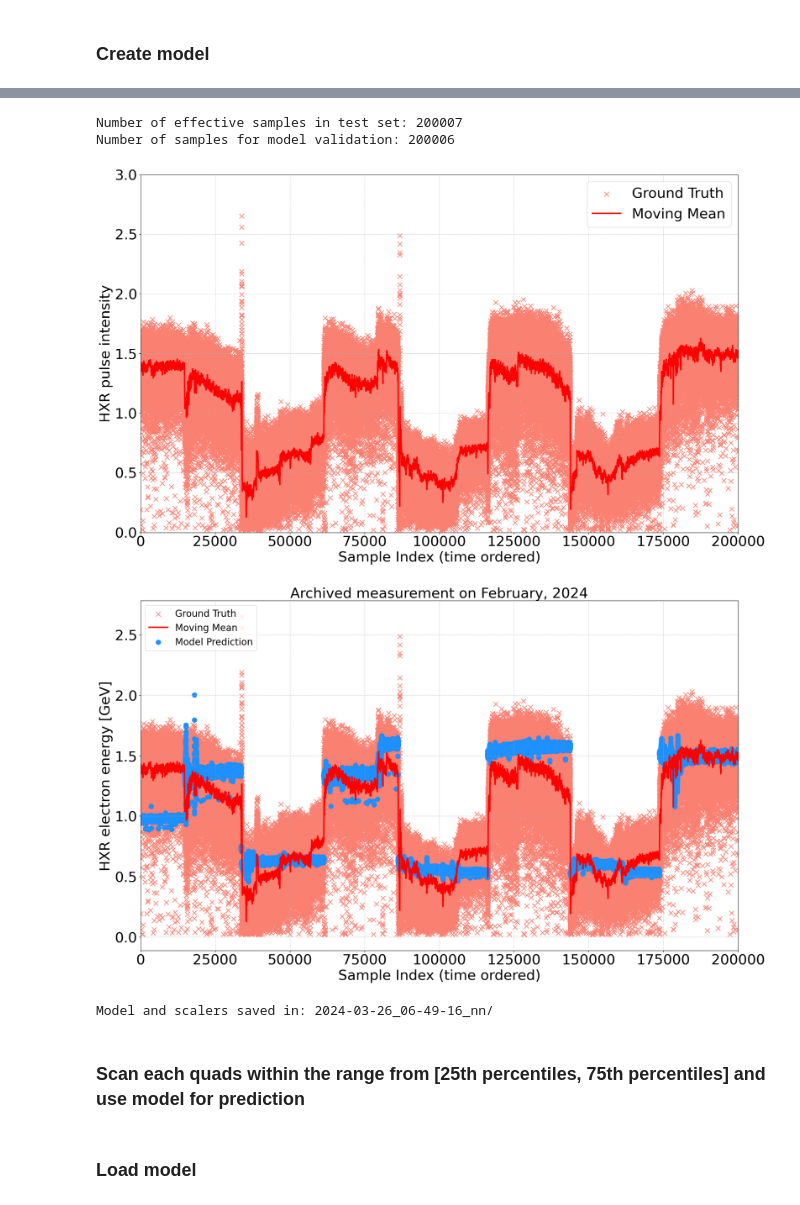
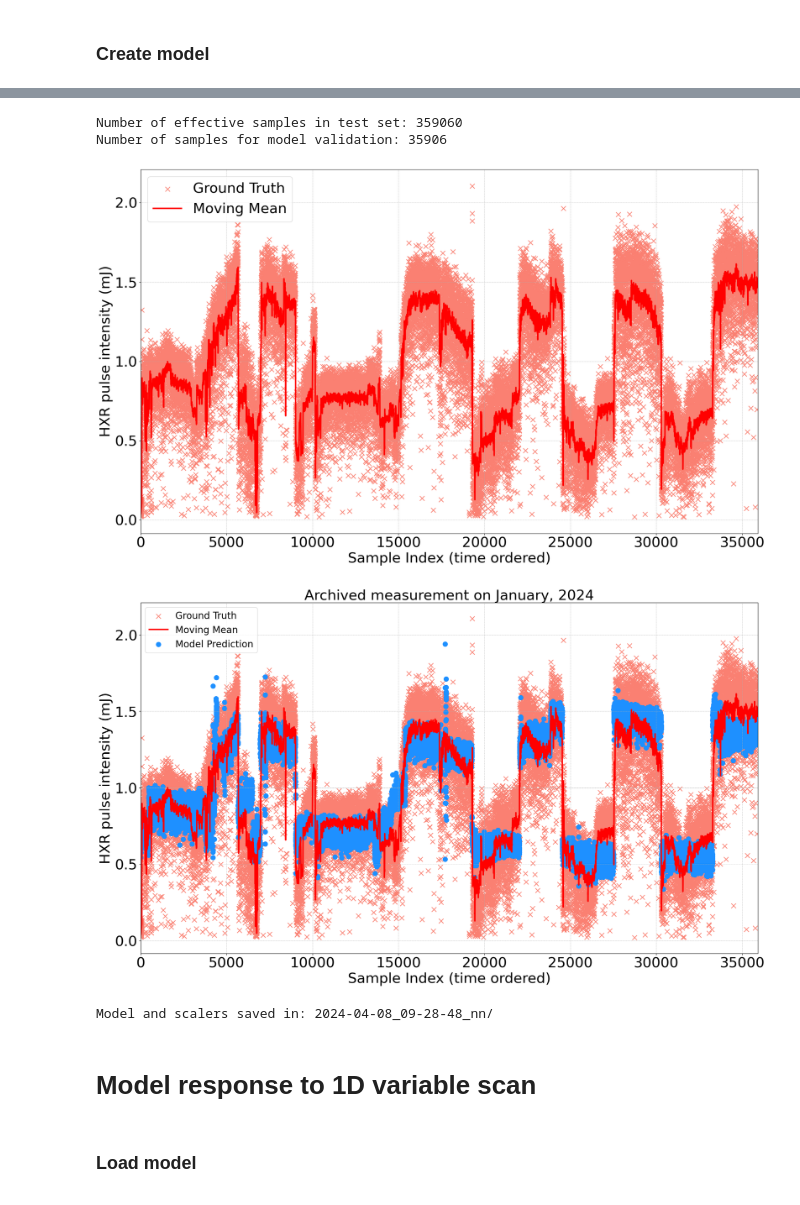
Before and after one commit to zihan-zh/LCLS_FEL_modeling, a Jupyter notebook: NN_models.ipynb, the cells around one changed output, grey strips where cells are left out. Drawn from its saved outputs; the diff is of its cells as text; code cells hidden in the pictures.

```diff
--- a/NN_models.ipynb
+++ b/NN_models.ipynb
@@ -121,7 +139,7 @@ final_columns = quads_all_bctrl + ['hxr_pulse_intensity'] + beam_status
 
 input_cols = quads_inj_bact + quads_linac_bact + quads_ltuh_bact + RF_ampls + RF_phases + beam_status[:2] + [beam_status[4]]
 # input_cols = quads_inj_bctrl + quads_linac_bctrl + quads_ltuh_bctrl + beam_status
-output_cols = ['hxr_pulse_intensity', 'HXR electron energy [GeV]', 'Bunch length at BC1', 'Bunch length at BC2']
+output_cols = ['hxr_pulse_intensity']
 input_size =len(input_cols)
 output_size = len(output_cols)
 
@@ -242,7 +269,7 @@ test_df[output_cols] = output_scaler.transform(torch.tensor(test_df[output_cols]
 train_dataset = MyDataset(train_df, input_cols, output_cols)
 test_dataset = MyDataset(test_df, input_cols, output_cols)
 
-batch_size = 512
+batch_size = 516
 
 train_loader = DataLoader(train_dataset, batch_size=batch_size, shuffle=True)
 test_loader = DataLoader(test_dataset, batch_size=batch_size, shuffle=False)
@@ -365,7 +392,7 @@ def create_model(version: int = 0):
 model_version = 5
 model = create_model(model_version)
 # %%
-lr = 1e-5
+lr = 5e-6
 weight_decay = 1e-6
 n_epochs = 100
 criterion = nn.MSELoss()
@@ -504,13 +525,13 @@ Test Loss: 0.0047
 # %%
 file_dir = '/sdf/data/ad/ard/u/zihanzhu/ml/lcls_fel_tuning/dataset/'
-# pickle_files = 'hxr_archiver_Mar_latest.pkl'
-# new_test_df = pd.read_pickle(file_dir+pickle_files).reset_index(drop=True)
-# new_test_df = dataset_filter(new_test_df)[:]
-new_test_df = valid_df
+pickle_files = 'hxr_archiver_Jan_latest.pkl'
+new_test_df = pd.read_pickle(file_dir+pickle_files).reset_index(drop=True)
+new_test_df = dataset_filter(new_test_df)[:]
+# new_test_df = valid_df
 print('Number of effective samples in test set:', new_test_df.shape[0])
 
 # input_cols_bctrl = quads_inj_bctrl + quads_linac_bctrl + quads_ltuh_bctrl + beam_status
-output_cols = [ 'hxr_pulse_intensity']
+output_cols = ['hxr_pulse_intensity']
 # Calculate moving average with a window
 window_size = 100
 moving_avg = new_test_df[output_cols].rolling(window=window_size).mean()
@@ -519,7 +540,7 @@ moving_avg = new_test_df[output_cols].rolling(window=window_size).mean()
 # new_test_df_updated = new_test_df.copy()
 new_test_df['moving_avg'] = moving_avg
 
-sample_interval = 1
+sample_interval = 10
 indices = np.round(np.arange(0,new_test_df.shape[0] - 1,sample_interval))[:]
 # ----------------------
 # num_samples_to_plot = 100
@@ -530,8 +551,8 @@ num_samples_to_plot = indices.shape[0]
 ground_truth = new_test_df[output_cols].iloc[indices].values
 ground_truth_moving_avg = new_test_df['moving_avg'].iloc[indices].values
 # %% [output]
-Number of effective samples in test set: 200007
-Number of samples for model validation: 200006
+Number of effective samples in test set: 359060
+Number of samples for model validation: 35906
 # %%
 shot_axis = np.arange(len(ground_truth))
 plt.figure(figsize=(20,12))
@@ -539,51 +560,51 @@ plt.scatter(shot_axis, ground_truth, label='Ground Truth', color='salmon', marke
 plt.plot(ground_truth_moving_avg, label='Moving Mean', color='red', linewidth=3)
 fontsize = 30
 plt.xlabel('Sample Index (time ordered)', fontsize=fontsize)
-plt.ylabel('HXR pulse intensity',fontsize=fontsize)
+plt.ylabel('HXR pulse intensity (mJ)',fontsize=fontsize)
 plt.xlim([0, num_samples_to_plot])
-plt.ylim([-0, 3])
+# plt.ylim([-0, 3])
 plt.legend(fontsize=fontsize)
 plt.tick_params(labelsize=fontsize)
 plt.grid(True, which='both', linestyle='--', linewidth=0.5)
 plt.tight_layout()
 # %% [output]
-[figure, old version]
+[figure, new version]
 # %%
 fontsize = 30
 plt.figure(figsize=(20,12))
 shot_axis = np.arange(len(ground_truth))
 # Ground truth and predictions for the selected a subset
 scaled_inputs = input_scaler.transform(torch.tensor(new_test_df[input_cols].iloc[indices].values.astype('float32'), dtype=torch.float32)) # for botorch
 # Pass the scaled inputs through your model
 model_outputs = model(scaled_inputs)
 
 # Inverse transform the model outputs using the output_scaler
 # final_output = output_scaler.inverse_transform(model_outputs.detach().numpy()) # for sklearn
 final_prediction = output_scaler._untransform(model_outputs).detach().numpy() # for botorch
 
 plt.scatter(shot_axis, ground_truth, label='Ground Truth', color='salmon', marker='x',s=100)
 # plt.scatter(shot_axis, new_mean_predictions_loaded2, label='Model2 prediction', color='yellowgreen', marker='o', s=100)
 
 plt.plot(ground_truth_moving_avg, label='Moving Mean', color='red', linewidth=3)
 plt.scatter(shot_axis, final_prediction[:,0], label='Model Prediction', color='dodgerblue', marker='o', s=100)
 
 # lower_bound2 = (new_mean_predictions_loaded2 - 2 * new_std_predictions_loaded2).numpy().flatten()
 # upper_bound2 = (new_mean_predictions_loaded2 + 2 * new_std_predictions_loaded2).numpy().flatten()
 # plt.fill_between(range(num_samples_to_plot), lower_bound2, upper_bound2, color='yellowgreen', alpha=0.3)
 
 plt.xlabel('Sample Index (time ordered)', fontsize=fontsize)
-plt.ylabel('HXR electron energy [GeV]',fontsize=fontsize)
-plt.title('Archived measurement on February, 2024',fontsize=fontsize)
+plt.ylabel('HXR pulse intensity (mJ)',fontsize=fontsize)
+plt.title('Archived measurement on January, 2024',fontsize=fontsize)
 plt.xlim([0, num_samples_to_plot])
 # plt.ylim([-2.2, 2.2])
 plt.legend(fontsize=20, loc='upper left')
 plt.tick_params(labelsize=fontsize)
 plt.grid(True, which='both', linestyle='--', linewidth=0.5)
 plt.tight_layout()
 
 plt.show()
 # %% [output]
-[figure, old version]
+[figure, new version]
 # %%
 # Save the model
 model_path = '/sdf/data/ad/ard/u/zihanzhu/ml/lcls_fel_tuning/model/'
@@ -598,24 +619,14 @@ torch.save(input_scaler, nn_path + 'lcls_fel_input_scaler.pt')
 torch.save(output_scaler, nn_path + 'lcls_fel_output_scaler.pt')
 torch.save(model, nn_path + 'lcls_fel_model.pt')
 
-file_name = 'feature_config.yaml'
-with open(nn_path+file_name, 'w') as file:
-    yaml.dump(yaml_dict, file, sort_keys=False)
-
-# Save the scalers
-# for sklearn scalers
-# joblib.dump(input_scaler, model_path + f'{current_datetime}_lcls_fel_input_scaler.pt')
-# joblib.dump(output_scaler, model_path + f'{current_datetime}_lcls_fel_output_scaler.pt')
-# for botorch scalers
-# torch.save(input_scaler, model_path + f'{current_datetime}_lcls_fel_input_scaler.pt')
-# torch.save(output_scaler, model_path + f'{current_datetime}_lcls_fel_output_scaler.pt')
-
+file_name = 'feature_config.yml'
+yaml_dump = variables_as_yaml(input_variables, output_variables, nn_path+file_name)
 
 print(f"Model and scalers saved in: {nn_folder_name}")
 # %% [output]
-Model and scalers saved in: 2024-03-26_06-49-16_nn/
+Model and scalers saved in: 2024-04-08_09-28-48_nn/
 # %% [markdown]
-### Scan each quads within the range from [25th percentiles, 75th percentiles] and use model for prediction
+# Model response to 1D variable scan
 # %% [markdown]
 ### Load model
 # %%
```
Also changed, not shown: parts of 15 cells of this notebook, 1 other file.
